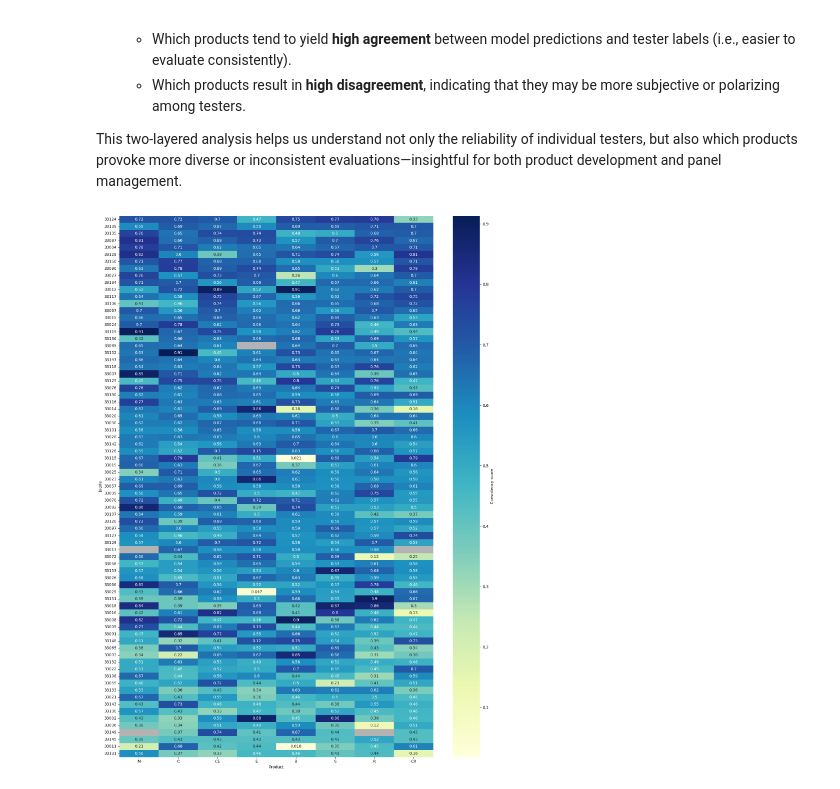
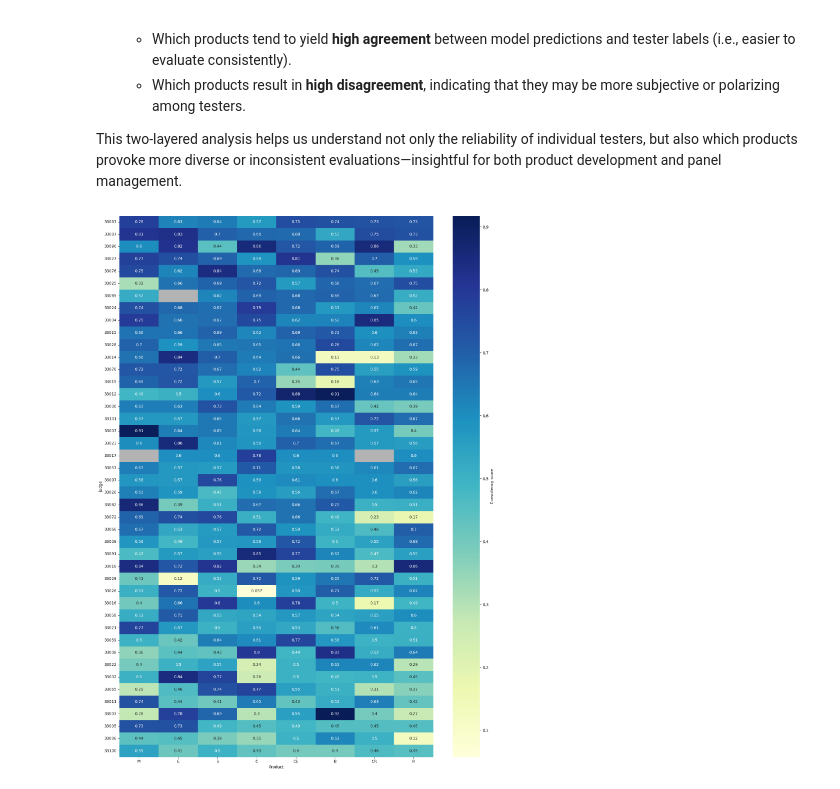
Before and after one commit to phucle103198/PARRA, a Jupyter notebook: notebook/AssessConsistencyData.ipynb, the cells around one changed output. Drawn from its saved outputs; the diff is of its cells as text; code cells hidden in the pictures.

```diff
--- a/notebook/AssessConsistencyData.ipynb
+++ b/notebook/AssessConsistencyData.ipynb
@@ -19,6 +24,6 @@ warnings.filterwarnings("ignore")
 # Import dataset
 # %%
 ## Read data
-df = pd.read_excel("../data/Cheese.xlsx", sheet_name="Sheet1")
+df = pd.read_excel("../data/Cheese_short.xlsx", sheet_name="Sheet1")
 df.head(2)
 # %% [output]
@@ -283,7 +330,7 @@ def get_prob_chosen(row):
     return row[f"{row['Hedonic_category']}"]
 res["prob_chosen"] = res.apply(get_prob_chosen, axis=1)
 # %%
-pivot = res.groupby(["ID_juge", "Product"])["prob_chosen"].mean().unstack()
+pivot = res.groupby(["ID_judge", "Product"])["prob_chosen"].mean().unstack()
 pivot["Median"] = pivot.median(axis=1)
 median_row = pivot.median(axis=0)
 median_row.name = "Median"
@@ -294,10 +341,10 @@ sorted_df = pivot_with_median.loc[sorted_rows, sorted_cols]
 # %%
 fig, ax = plt.subplots(ncols=1, nrows=1, figsize=(15,20))
 ax = sns.heatmap(sorted_df.drop(columns="Median", index="Median"), annot=True, cmap="YlGnBu", cbar_kws={'label': 'Consistency score'}, )
 ax.collections[0].cmap.set_bad('0.7')
 plt.xlabel("Product")
-plt.ylabel("Jugde")
+plt.ylabel("judge")
 plt.tight_layout()
 plt.show()
 # %% [output]
-[figure, old version]
+[figure, new version]
```
Also changed, not shown: parts of 23 cells of this notebook, 2 other files.
